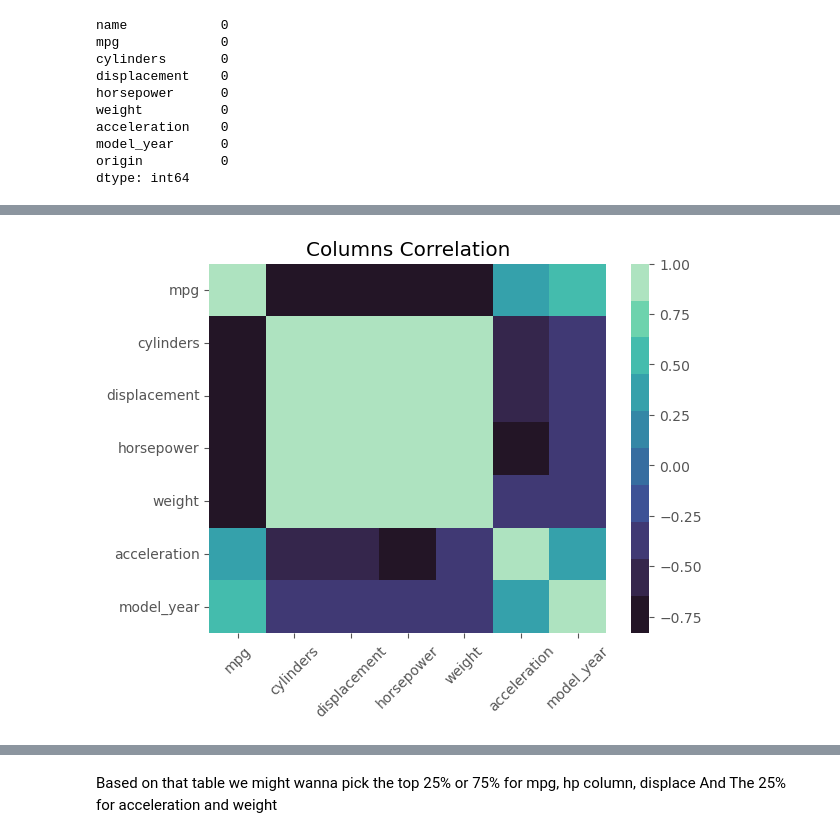
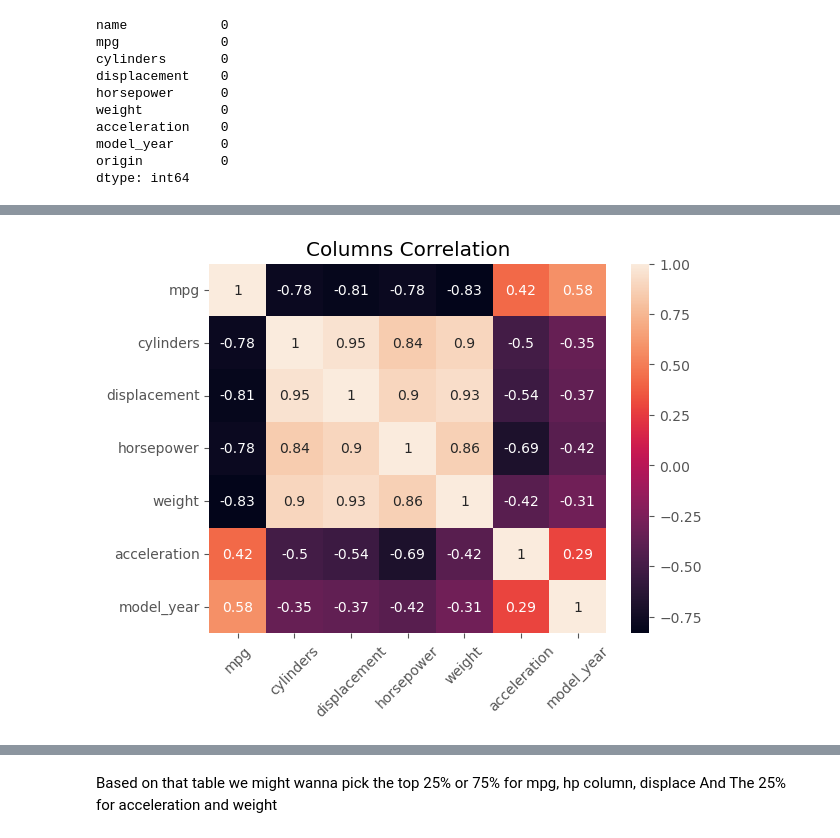
Before and after one commit to nuwbie-11/DataAnalytics101, a Jupyter notebook: automobile-dataset/automobile.ipynb, the cells around one changed output, grey strips where cells are left out. Saved outputs shown, nothing was run; the diff lists cells and outputs as text; code cells hidden in the pictures.

```diff
--- a/automobile-dataset/automobile.ipynb
+++ b/automobile-dataset/automobile.ipynb
@@ -151,7 +178,7 @@ df2.sort_values('mpg',ascending=True)
 # %%
-sb.heatmap(df2.corr(numeric_only=True),cmap=sb.color_palette("mako", 10))
+sns.heatmap(df2.corr(numeric_only=True),annot=True)
 plt.xticks(rotation =45)
 plt.title('Columns Correlation')
 plt.show()
 # %% [output]
-[figure, old version]
+[figure, new version]
```
Also changed, not shown: parts of 40 cells of this notebook, 1 other file.
